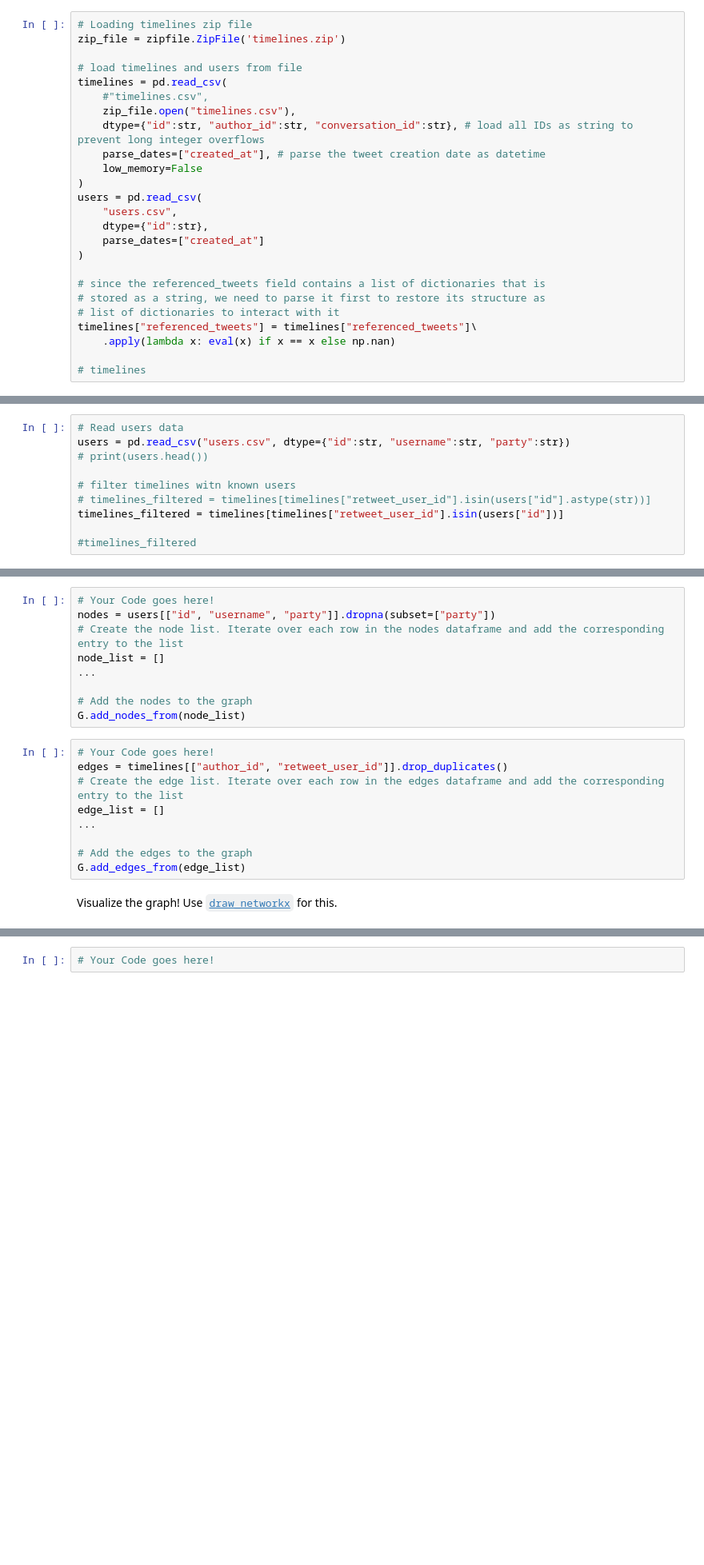
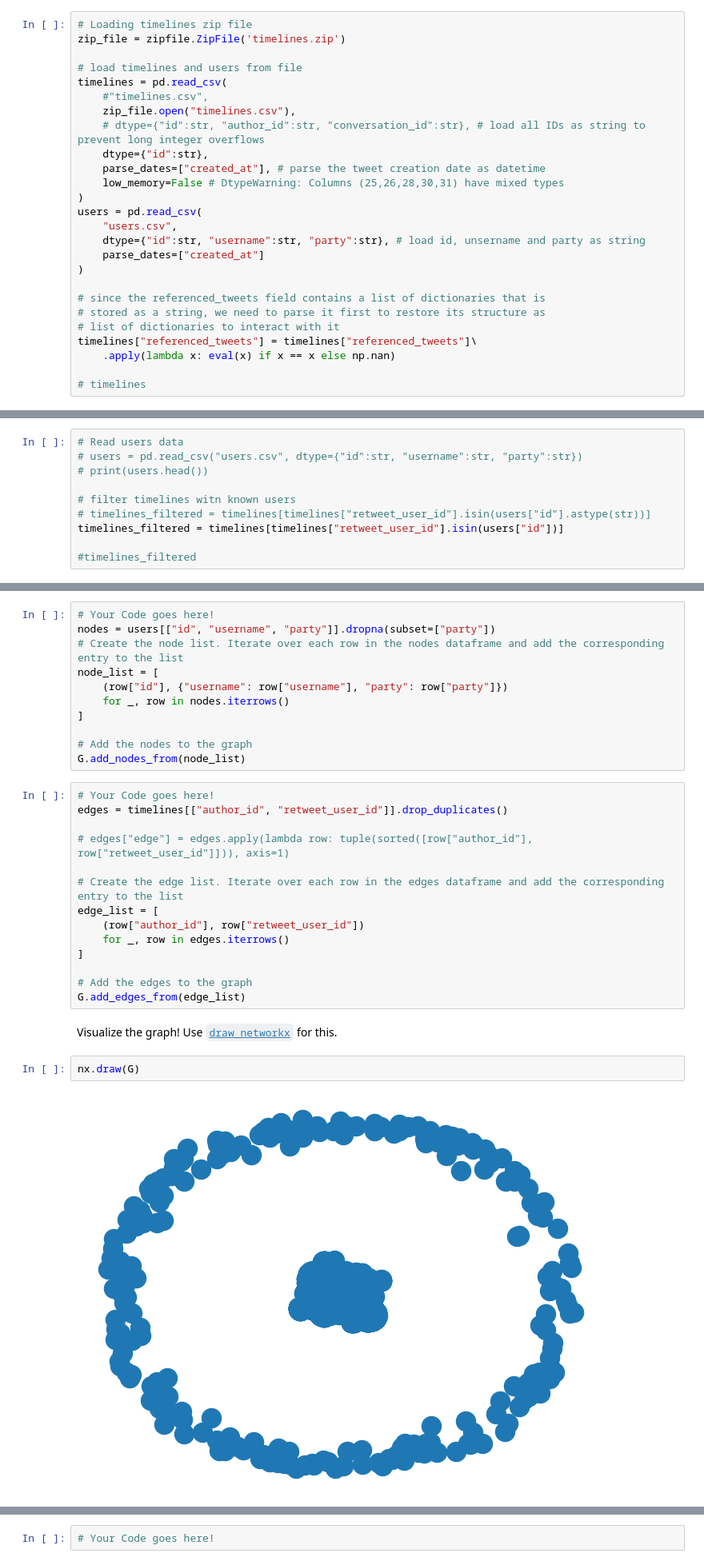
Before and after one commit to BettyInnovates/FoundationsOfCSS2024, a Jupyter notebook: Exercise04/exercise_04_hints.ipynb, the cells around one changed output, grey strips where cells are left out. Shown at 80% size. Saved outputs shown, nothing was run; the diff lists cells and outputs as text; blank space fills up the shorter version.

```diff
--- a/Exercise04/exercise_04_hints.ipynb
+++ b/Exercise04/exercise_04_hints.ipynb
@@ -66,13 +66,14 @@ zip_file = zipfile.ZipFile('timelines.zip')
 timelines = pd.read_csv(
     #"timelines.csv",
     zip_file.open("timelines.csv"),
-    dtype={"id":str, "author_id":str, "conversation_id":str}, # load all IDs as string to prevent long integer overflows
+    # dtype={"id":str, "author_id":str, "conversation_id":str}, # load all IDs as string to prevent long integer overflows
+    dtype={"id":str},
     parse_dates=["created_at"], # parse the tweet creation date as datetime
-    low_memory=False
+    low_memory=False # DtypeWarning: Columns (25,26,28,30,31) have mixed types
 )
 users = pd.read_csv(
     "users.csv",
-    dtype={"id":str},
+    dtype={"id":str, "username":str, "party":str}, # load id, unsername and party as string
     parse_dates=["created_at"]
 )
 
@@ -151,7 +152,7 @@ timelines_with_retweet = timelines.loc[timelines["retweeted"] == True]
 Now filter the timelines such that the `retweet_user_id` is one of the user IDs in the user list. Use `pandas` [`isin`](https://pandas.pydata.org/docs/reference/api/pandas.DataFrame.isin.html) method for this.
 # %%
 # Read users data
-users = pd.read_csv("users.csv", dtype={"id":str, "username":str, "party":str})
+# users = pd.read_csv("users.csv", dtype={"id":str, "username":str, "party":str})
 # print(users.head())
 
 # filter timelines witn known users
@@ -198,20 +233,31 @@ users_with_party
 # Your Code goes here!
 nodes = users[["id", "username", "party"]].dropna(subset=["party"])
 # Create the node list. Iterate over each row in the nodes dataframe and add the corresponding entry to the list
-node_list = []
-...
+node_list = [
+    (row["id"], {"username": row["username"], "party": row["party"]})
+    for _, row in nodes.iterrows()
+]
 
 # Add the nodes to the graph
 G.add_nodes_from(node_list)
 # %%
 # Your Code goes here!
 edges = timelines[["author_id", "retweet_user_id"]].drop_duplicates()
+
+# edges["edge"] = edges.apply(lambda row: tuple(sorted([row["author_id"], row["retweet_user_id"]])), axis=1)
+
 # Create the edge list. Iterate over each row in the edges dataframe and add the corresponding entry to the list
-edge_list = []
-...
+edge_list = [
+    (row["author_id"], row["retweet_user_id"])
+    for _, row in edges.iterrows()
+]
 
 # Add the edges to the graph
 G.add_edges_from(edge_list)
 # %% [markdown]
 Visualize the graph!
 Use [`draw_networkx`](https://networkx.org/documentation/stable/reference/generated/networkx.drawing.nx_pylab.draw_networkx.html) for this.
+# %%
+nx.draw(G)
+# %% [output]
+[figure, added]
```
Also changed, not shown: parts of 6 cells of this notebook.
